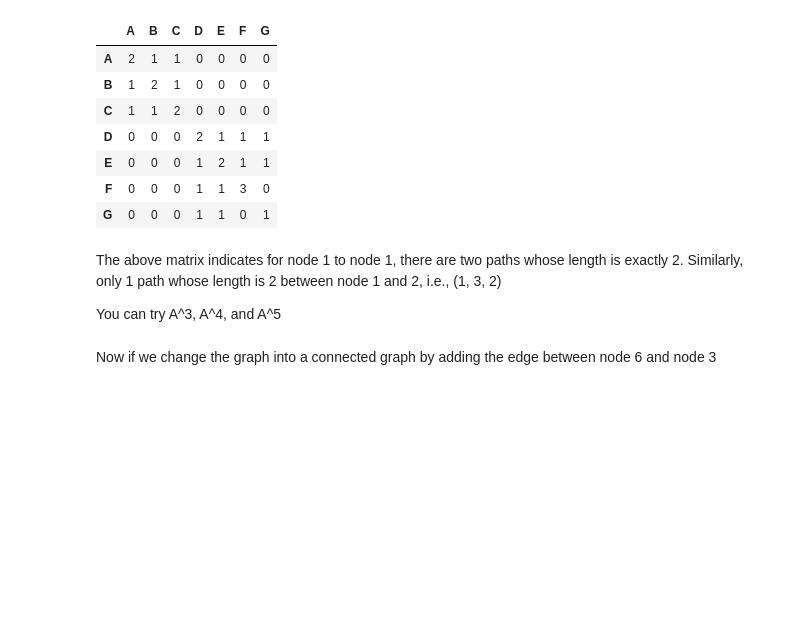
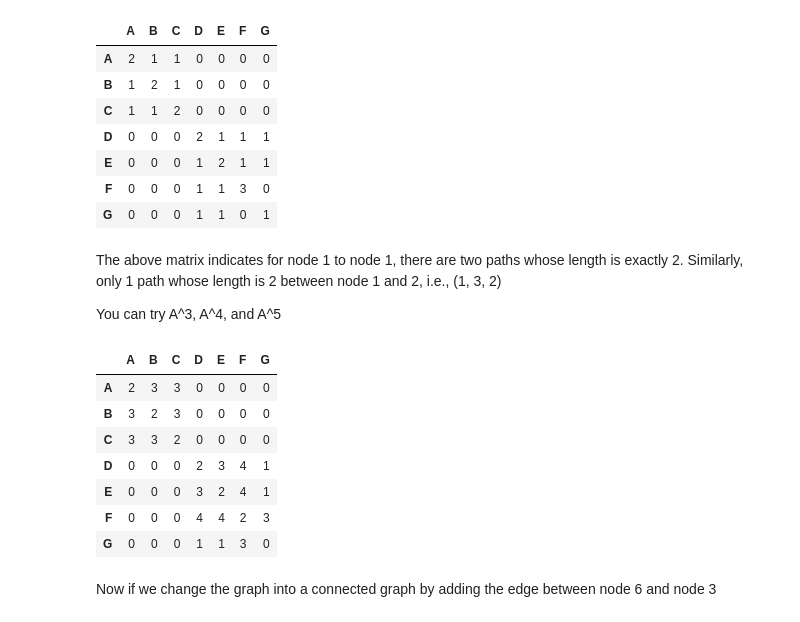
Before and after one commit to XudongF/CIE500_XF, a Jupyter notebook: week4/adjancey_matrix.ipynb, the cells around one changed output. Cells and saved outputs as stored; diff of their text form; code cells hidden in the pictures; blank space fills up the shorter version.

```diff
--- a/week4/adjancey_matrix.ipynb
+++ b/week4/adjancey_matrix.ipynb
@@ -90,7 +90,17 @@ You can try A^3, A^4, and A^5
 # %%
 A_3 = A@A@A
 
 df = pd.DataFrame(A_3, columns=col_labels, index=row_labels)
+df
+# %% [output]
+|  | A | B | C | D | E | F | G |
+| A | 2 | 3 | 3 | 0 | 0 | 0 | 0 |
+| B | 3 | 2 | 3 | 0 | 0 | 0 | 0 |
+| C | 3 | 3 | 2 | 0 | 0 | 0 | 0 |
+| D | 0 | 0 | 0 | 2 | 3 | 4 | 1 |
+| E | 0 | 0 | 0 | 3 | 2 | 4 | 1 |
+| F | 0 | 0 | 0 | 4 | 4 | 2 | 3 |
+| G | 0 | 0 | 0 | 1 | 1 | 3 | 0 |
 # %% [markdown]
 Now if we change the graph into a connected graph by adding the edge between node 6 and node 3
 # %%
```
Also changed, not shown: parts of 2 cells of this notebook.
